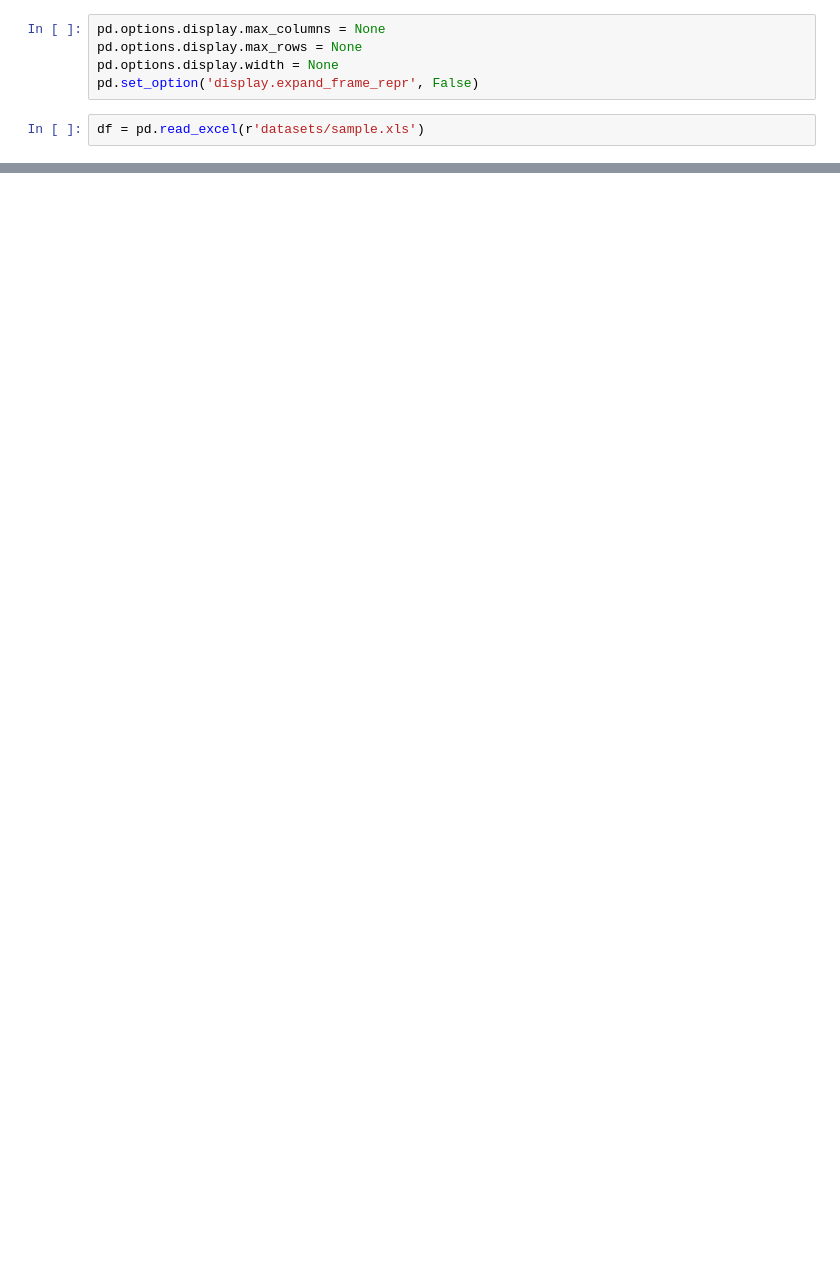
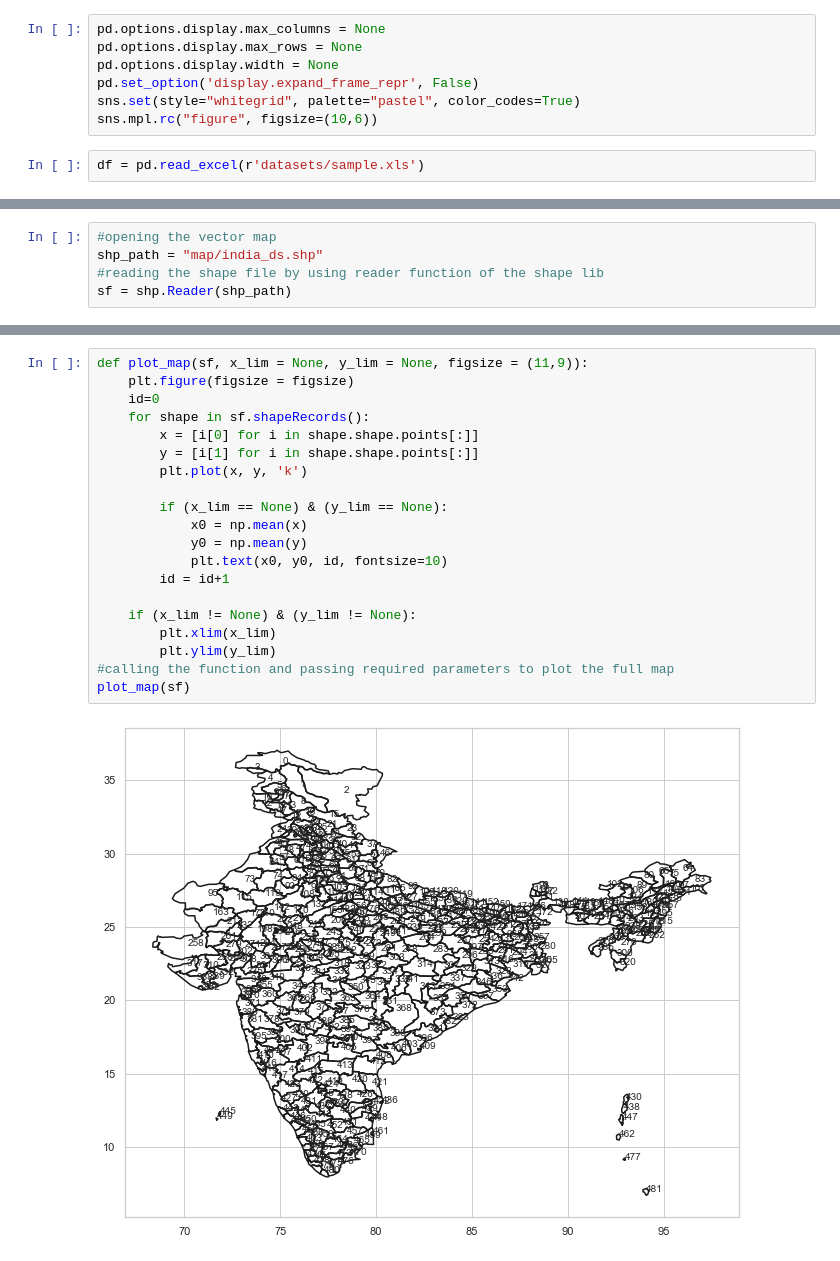
Before and after one commit to sbenstewart/smart-india-hackathon, a Jupyter notebook: code.ipynb, the cells around one changed output, grey strips where cells are left out. Cells and saved outputs as stored; diff of their text form; blank space fills up the shorter version.

Commit message:
shape file method 1

```diff
--- a/code.ipynb
+++ b/code.ipynb
@@ -6,6 +13,8 @@ pd.options.display.max_columns = None
 pd.options.display.max_rows = None
 pd.options.display.width = None
 pd.set_option('display.expand_frame_repr', False)
+sns.set(style="whitegrid", palette="pastel", color_codes=True)
+sns.mpl.rc("figure", figsize=(10,6))
 # %%
 df = pd.read_excel(r'datasets/sample.xls')
 # %%
@@ -37,3 +46,8 @@ df.sort_values(['STATE', 'DISTRICT'], ascending=[True, True])
 | 517 | NAGALAND | PEREN | 4.91 | NaN | 5.75 | NaN | NaN | NaN | NaN | 3.40 | ... |
 | 19 | NAGALAND | PHEK | 4.97 | NaN | 4.59 | NaN | NaN | NaN | NaN | 2.77 | ... |
 | 98 | NAGALAND | TUENSANG | 4.69 | NaN | 4.15 | NaN | NaN | NaN | NaN | 2.79 | ... |
+# %%
+#opening the vector map
+shp_path = "map/india_ds.shp"
+#reading the shape file by using reader function of the shape lib
+sf = shp.Reader(shp_path)
@@ -39,0 +62,22 @@ df.sort_values(['STATE', 'DISTRICT'], ascending=[True, True])
+# %%
+def plot_map(sf, x_lim = None, y_lim = None, figsize = (11,9)):
+    plt.figure(figsize = figsize)
+    id=0
+    for shape in sf.shapeRecords():
+        x = [i[0] for i in shape.shape.points[:]]
+        y = [i[1] for i in shape.shape.points[:]]
+        plt.plot(x, y, 'k')
+
+        if (x_lim == None) & (y_lim == None):
+            x0 = np.mean(x)
+            y0 = np.mean(y)
+            plt.text(x0, y0, id, fontsize=10)
+        id = id+1
+
+    if (x_lim != None) & (y_lim != None):
+        plt.xlim(x_lim)
+        plt.ylim(y_lim)
+#calling the function and passing required parameters to plot the full map
+plot_map(sf)
+# %% [output]
+[figure, added]
```
Also changed, not shown: parts of 3 cells of this notebook.
